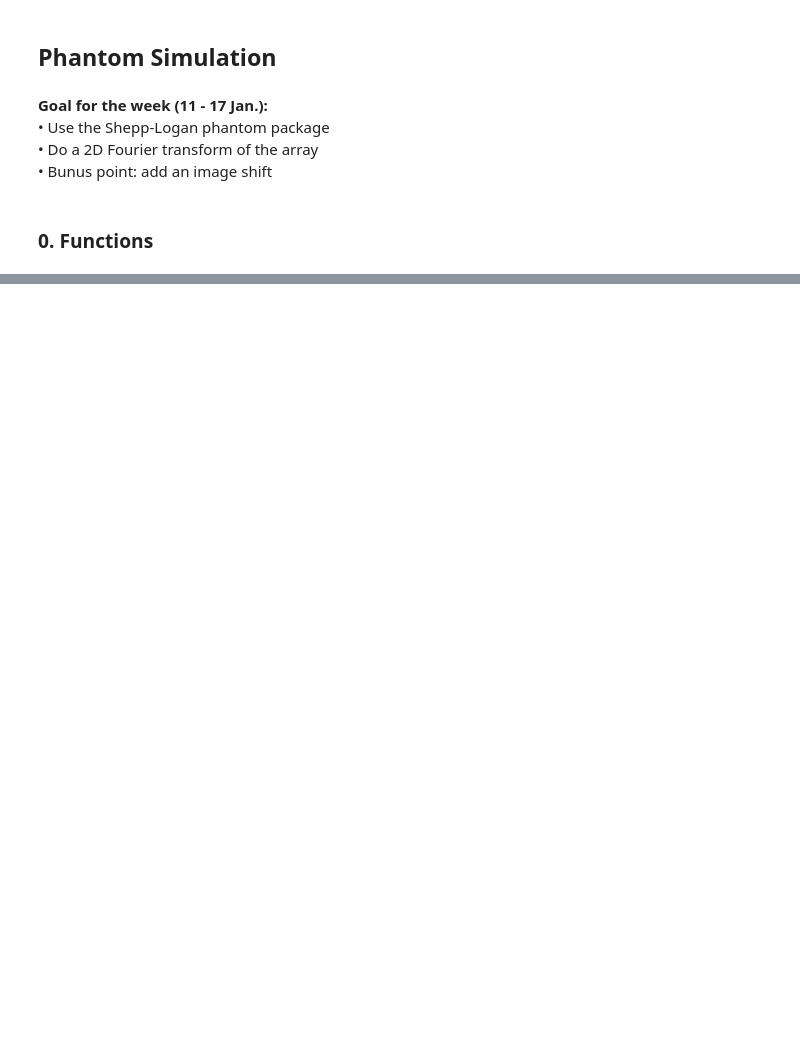
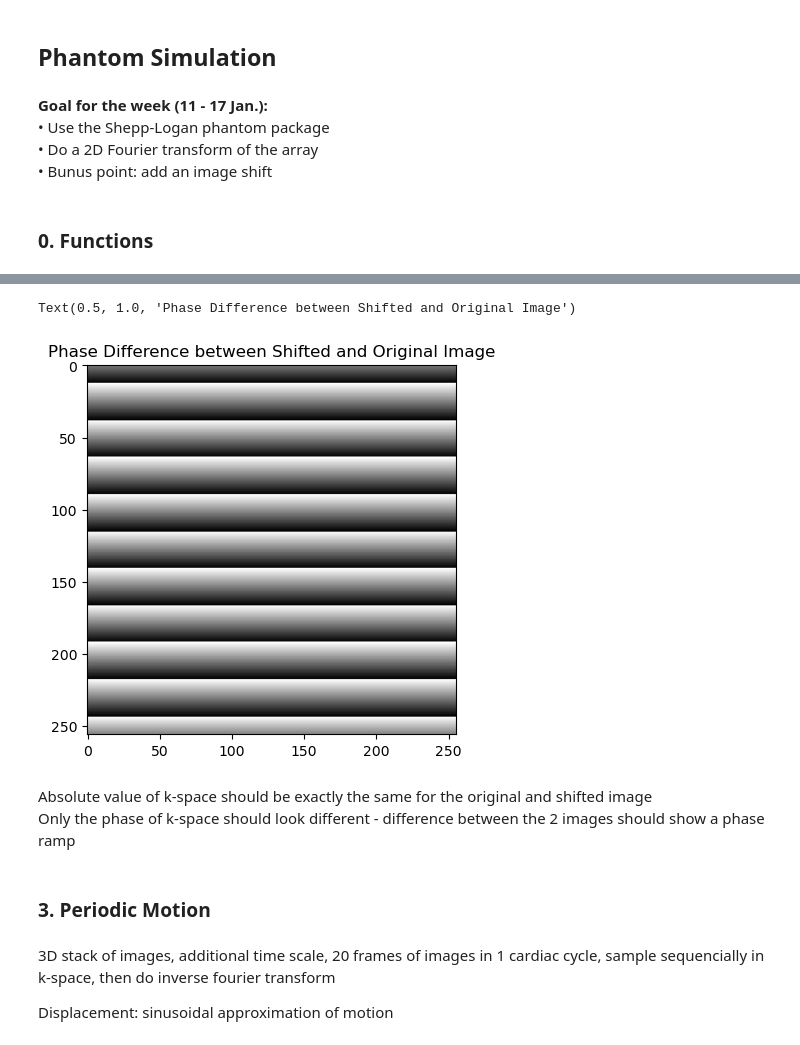
Before and after one commit to ellieYD/MRI_Flow_Motion_Correction, a Jupyter notebook: PhantomSimulation.ipynb, the cells around one changed output, grey strips where cells are left out. Saved outputs shown, nothing was run; the diff lists cells and outputs as text; code cells hidden in the pictures; blank space fills up the shorter version.

```diff
--- a/PhantomSimulation.ipynb
+++ b/PhantomSimulation.ipynb
@@ -93,0 +170,16 @@ plt.subplots_adjust(wspace=0.5)
+# %%
+plt.figure()
+plt.imshow(phase_difference, cmap='gray')
+plt.title('Phase Difference between Shifted and Original Image')
+# %% [output]
+Text(0.5, 1.0, 'Phase Difference between Shifted and Original Image')
+[figure, added]
+# %% [markdown]
+Absolute value of k-space should be exactly the same for the original and shifted image\
+Only the phase of k-space should look different - difference between the 2 images should show a phase ramp
+# %% [markdown]
+### 3. Periodic Motion
+# %% [markdown]
+3D stack of images, additional time scale, 20 frames of images in 1 cardiac cycle, sample sequencially in k-space, then do inverse fourier transform
+
+Displacement: sinusoidal approximation of motion
```
Also changed, not shown: parts of 19 cells of this notebook.
